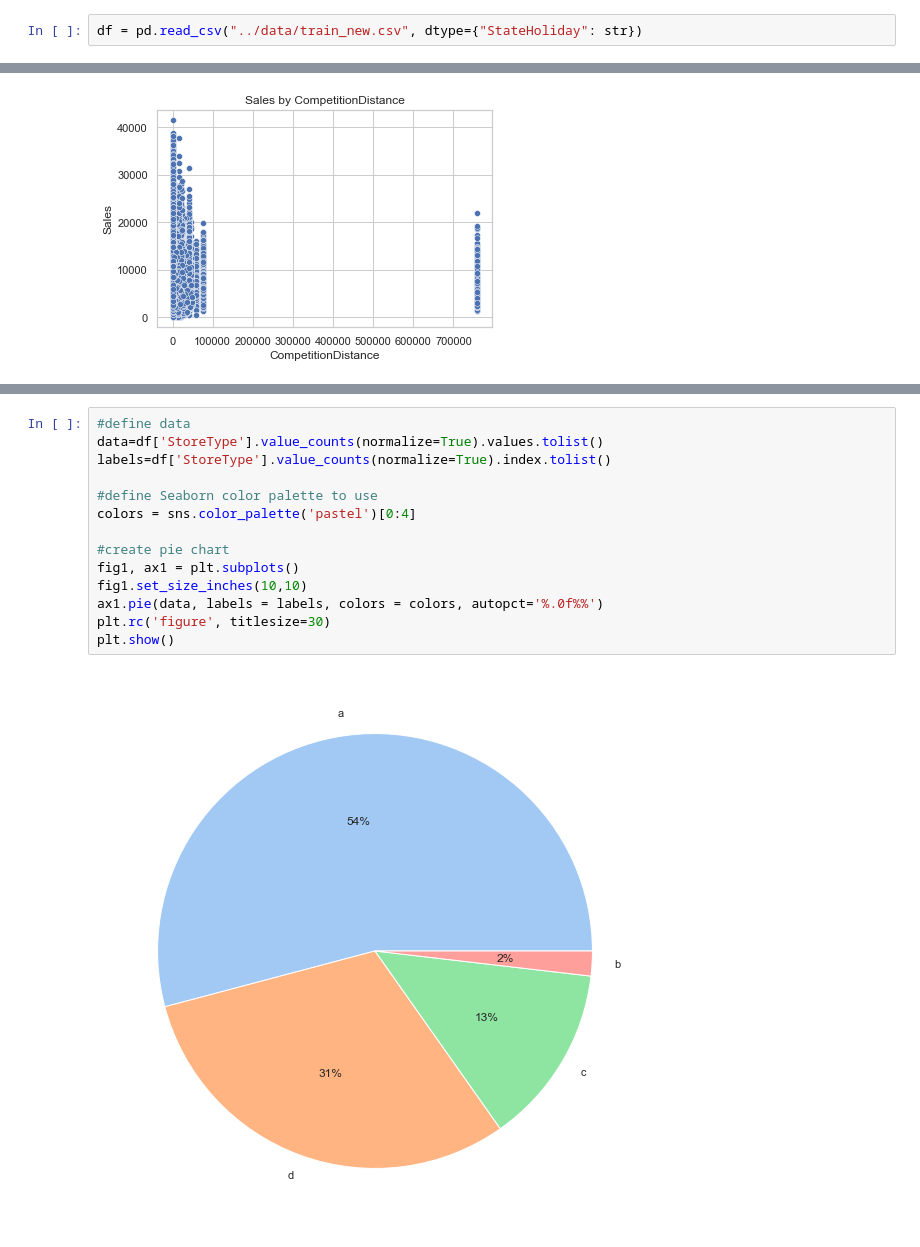
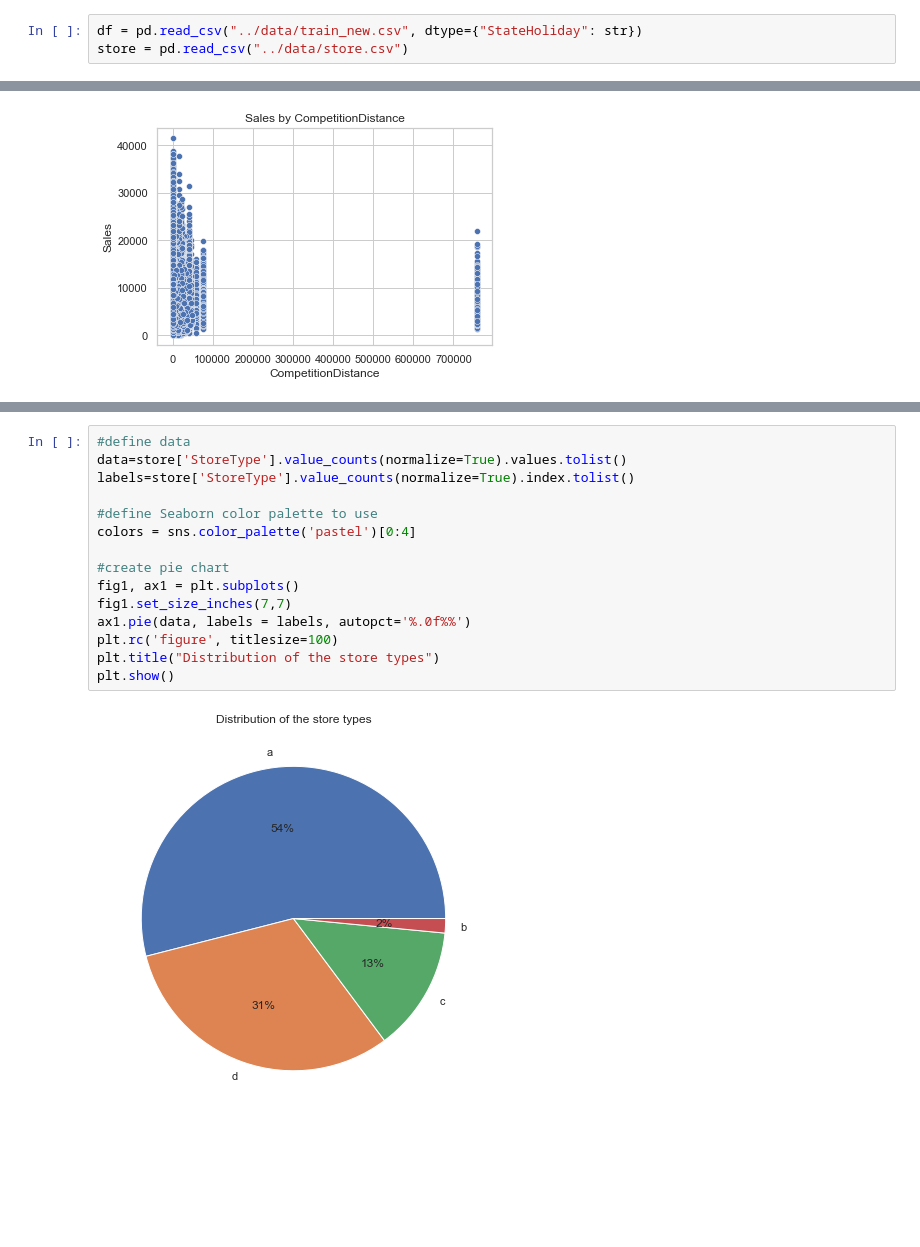
Before and after one commit to kevinassobo/ML_Business_Case, a Jupyter notebook: Notebooks/visualization.ipynb, the cells around one changed output, grey strips where cells are left out. Cells and saved outputs as stored; diff of their text form; blank space fills up the shorter version.

Commit message:
Plots

```diff
--- a/Notebooks/visualization.ipynb
+++ b/Notebooks/visualization.ipynb
@@ -8,6 +8,7 @@ import datetime as dt
 sns.set_theme(style="whitegrid")
 # %%
 df = pd.read_csv("../data/train_new.csv", dtype={"StateHoliday": str})
+store = pd.read_csv("../data/store.csv")
 # %%
 numeric_feats = ['Store', 'Day', 'Month', 'Year', 'WeekOfYear', 'Promo', 'SchoolHoliday', 'CompetitionDistance', \
     'CompetitionAge', 'Promo2Age', 'Promo2'
@@ -88,16 +105,17 @@ plt.show(fig)
 # %%
 #define data
-data=df['StoreType'].value_counts(normalize=True).values.tolist()
-labels=df['StoreType'].value_counts(normalize=True).index.tolist()
+data=store['StoreType'].value_counts(normalize=True).values.tolist()
+labels=store['StoreType'].value_counts(normalize=True).index.tolist()
 
 #define Seaborn color palette to use
 colors = sns.color_palette('pastel')[0:4]
 
 #create pie chart
 fig1, ax1 = plt.subplots()
-fig1.set_size_inches(10,10)
-ax1.pie(data, labels = labels, colors = colors, autopct='%.0f%%')
-plt.rc('figure', titlesize=30)
+fig1.set_size_inches(7,7)
+ax1.pie(data, labels = labels, autopct='%.0f%%')
+plt.rc('figure', titlesize=100)
+plt.title("Distribution of the store types")
 plt.show()
 # %% [output]
-[figure, old version]
+[figure, new version]
```
Also changed, not shown: parts of 13 cells of this notebook, 6 other files.
